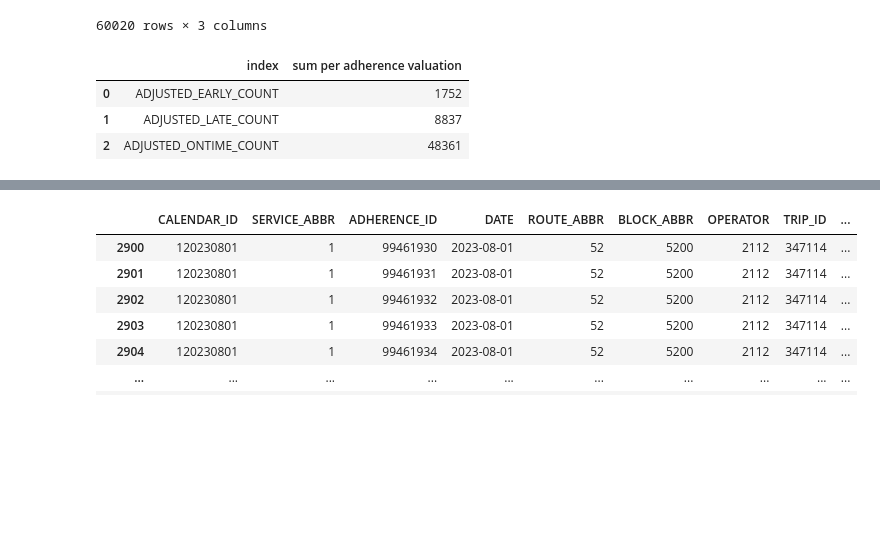
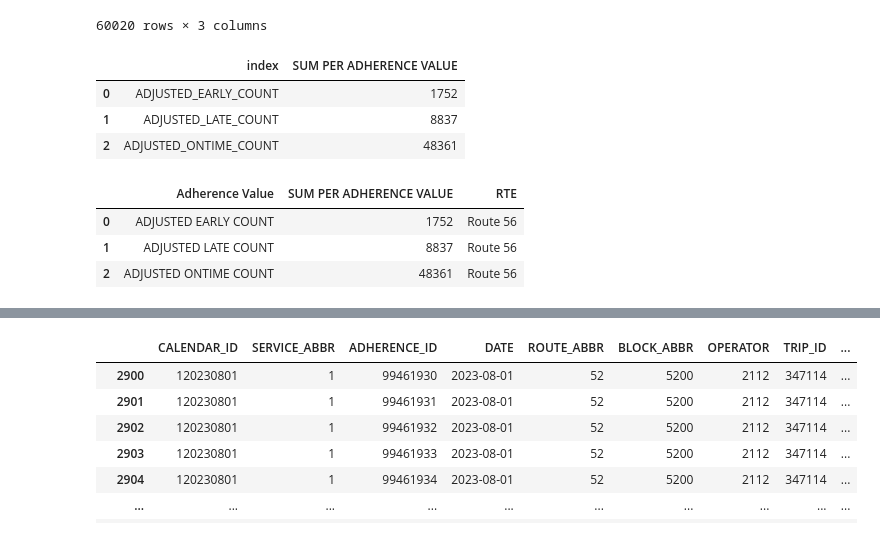
Before and after one commit to NSS-Data-Analytics-Cohort-11/wego-raiders, a Jupyter notebook: notebooks/Wego Project.ipynb, the cells around one changed output, grey strips where cells are left out. Cells and saved outputs as stored; diff of their text form; code cells hidden in the pictures; blank space fills up the shorter version.

```diff
--- a/notebooks/Wego Project.ipynb
+++ b/notebooks/Wego Project.ipynb
@@ -599,9 +657,11 @@ r56_adherence
 # %%
 #comparison on each adherence valuation for route 56 data frame
 
-r56_adherence.sum(axis =0, skipna = True).reset_index(name='sum per adherence valuation')
+r56comp = r56_adherence.sum(axis =0, skipna = True).reset_index(name='SUM PER ADHERENCE VALUE')
+
+r56comp
 # %% [output]
-|  | index | sum per adherence valuation |
+|  | index | SUM PER ADHERENCE VALUE |
 | 0 | ADJUSTED_EARLY_COUNT | 1752 |
 | 1 | ADJUSTED_LATE_COUNT | 8837 |
 | 2 | ADJUSTED_ONTIME_COUNT | 48361 |
@@ -607,0 +670,9 @@ r56_adherence.sum(axis =0, skipna = True).reset_index(name='sum per adherence va
+# %%
+r56comp["Adherence Value"] = r56comp["Adherence Value"].str.replace('_', ' ')
+
+r56comp
+# %% [output]
+|  | Adherence Value | SUM PER ADHERENCE VALUE | RTE |
+| 0 | ADJUSTED EARLY COUNT | 1752 | Route 56 |
+| 1 | ADJUSTED LATE COUNT | 8837 | Route 56 |
+| 2 | ADJUSTED ONTIME COUNT | 48361 | Route 56 |
```
Also changed, not shown: parts of 80 cells of this notebook.
